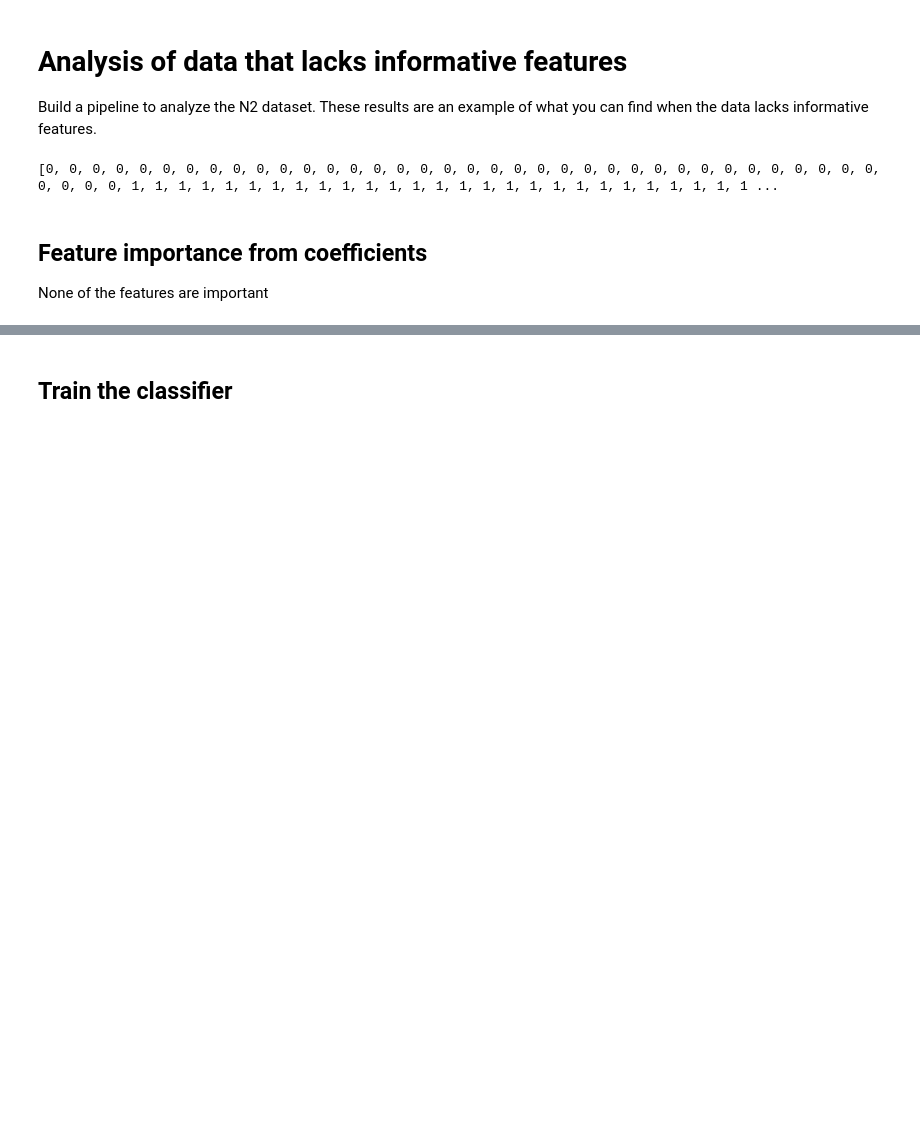
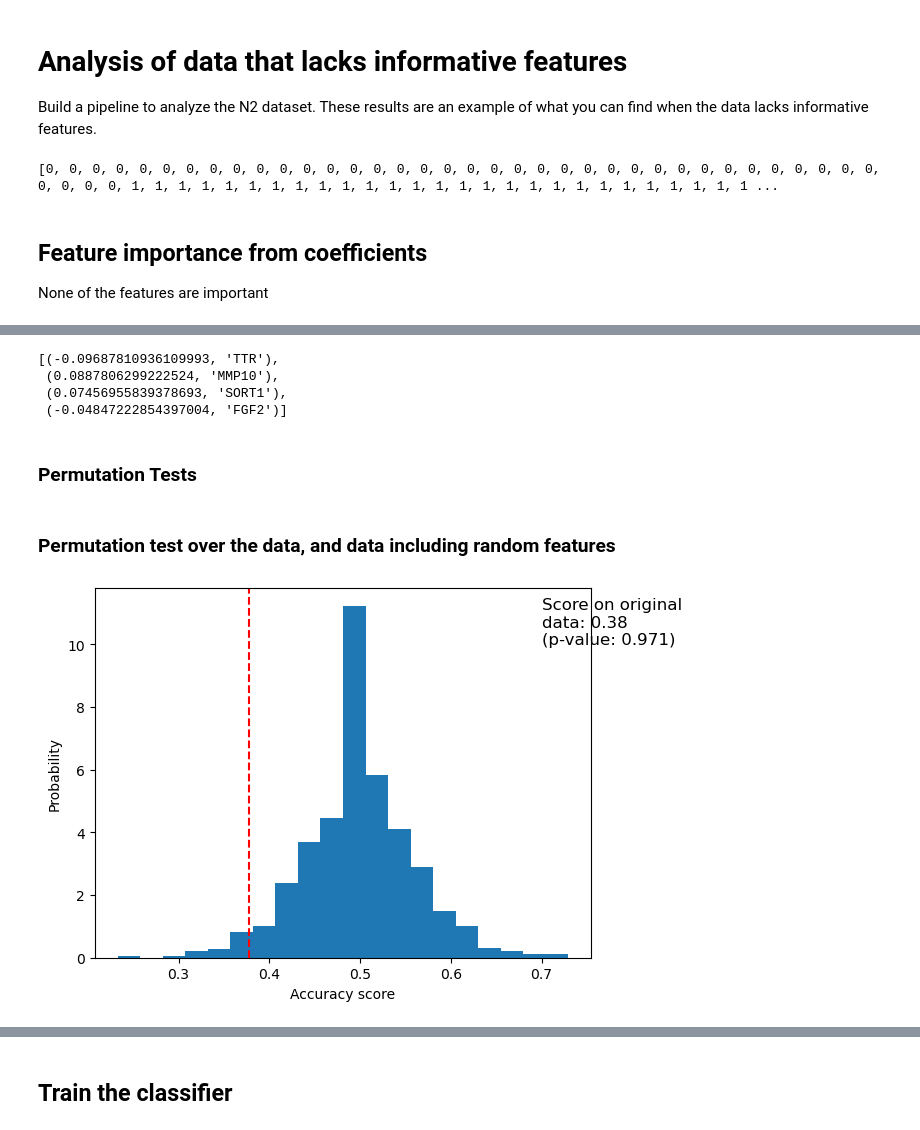
Before and after one commit to hrolfrc/calfcv, a Jupyter notebook: doc/notebooks/n2/n2_fit_attempt.ipynb, the cells around one changed output, grey strips where cells are left out. Saved outputs shown, nothing was run; the diff lists cells and outputs as text; code cells hidden in the pictures; blank space fills up the shorter version.

```diff
--- a/doc/notebooks/n2/n2_fit_attempt.ipynb
+++ b/doc/notebooks/n2/n2_fit_attempt.ipynb
@@ -52,0 +56,19 @@ plt.show()
+# %%
+from sklearn.linear_model import Lasso
+
+pipeline = Pipeline([
+    ('scaler', StandardScaler()),
+    ('model', Lasso())
+])
+# %%
+parametersGrid = {
+    "model__alpha": np.arange(0.01, 2, .1)
+}
+
+search = GridSearchCV(
+    pipeline,
+    parametersGrid,
+    scoring="roc_auc",
+    cv=5,
+    verbose=False
+)
@@ -52,0 +96,16 @@ plt.show()
+# %%
+import math
+import pprint
+
+coefficients = search.best_estimator_.named_steps['model'].coef_
+tup = list(zip(coefficients, features))
+tup = sorted(tup,  key=lambda x: abs(x[0]), reverse=True)
+tup = [x for x in tup if not math.isclose(x[0], 0)]
+pprint.pprint(tup)
+# %% [output]
+[(-0.09687810936109993, 'TTR'),
+ (0.0887806299222524, 'MMP10'),
+ (0.07456955839378693, 'SORT1'),
+ (-0.04847222854397004, 'FGF2')]
+# %% [markdown]
+### Permutation Tests
@@ -52,0 +118,28 @@ plt.show()
+# %% [markdown]
+### Permutation test over the data, and data including random features
+# %%
+from sklearn.model_selection import StratifiedKFold
+from sklearn.model_selection import permutation_test_score
+
+clf = search
+cv = StratifiedKFold(2, shuffle=True, random_state=0)
+
+score_psych, perm_scores_psych, pvalue_psych = permutation_test_score(
+    clf, X, y, cv=cv, n_permutations=num_permutations, scoring="roc_auc", verbose=False
+)
+
+score_rand, perm_scores_rand, pvalue_rand = permutation_test_score(
+    clf, X_rand, y, cv=cv, n_permutations=num_permutations, scoring="roc_auc", verbose=False)
+# %%
+import matplotlib.pyplot as plt
+
+fig, ax = plt.subplots()
+
+ax.hist(perm_scores_psych, bins=20, density=True)
+ax.axvline(score_psych, ls="--", color="r")
+score_label = f"Score on original\ndata: {score_psych:.2f}\n(p-value: {pvalue_psych:.3f})"
+ax.text(0.7, 10, score_label, fontsize=12)
+ax.set_xlabel("Accuracy score")
+_ = ax.set_ylabel("Probability")
+# %% [output]
+[figure, added]
```
Also changed, not shown: parts of 26 cells of this notebook.
